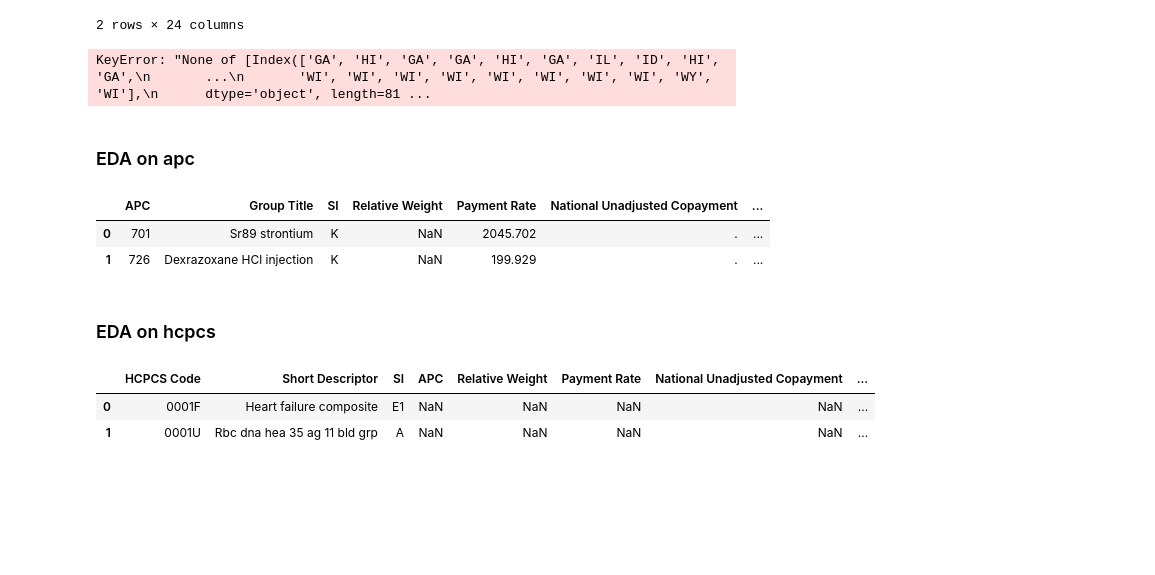
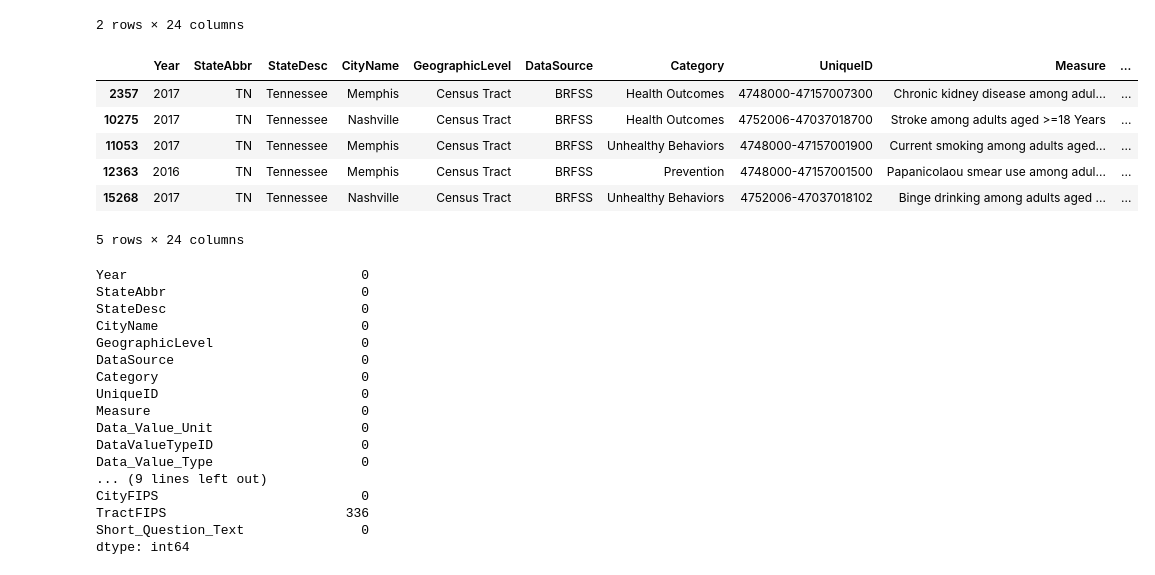
Before and after one commit to bsfcs/smile-on-aquaman, a Jupyter notebook: notebooks/eda-of-smile-on-data.ipynb, the cells around one changed output. Cells and saved outputs as stored; diff of their text form; code cells hidden in the pictures; blank space fills up the shorter version.

```diff
--- a/notebooks/eda-of-smile-on-data.ipynb
+++ b/notebooks/eda-of-smile-on-data.ipynb
@@ -153,22 +127,33 @@ city_info.head(2)
 | 1 | 2017 | HI | Hawaii | Honolulu | Census Tract | BRFSS | Health Outcomes | 15003003101 | Coronary heart disease among adul... | ... |
 2 rows × 24 columns
 # %%
-city_info=city_info[city_info['StateAbbr']]=='TN'
+city_info=city_info[city_info["StateAbbr"].isin(["TN"])]
+city_info.head()
 # %% [output]
+|  | Year | StateAbbr | StateDesc | CityName | GeographicLevel | DataSource | Category | UniqueID | Measure | ... |
+| 2357 | 2017 | TN | Tennessee | Memphis | Census Tract | BRFSS | Health Outcomes | 4748000-47157007300 | Chronic kidney disease among adul... | ... |
+| 10275 | 2017 | TN | Tennessee | Nashville | Census Tract | BRFSS | Health Outcomes | 4752006-47037018700 | Stroke among adults aged >=18 Years | ... |
+| 11053 | 2017 | TN | Tennessee | Memphis | Census Tract | BRFSS | Unhealthy Behaviors | 4748000-47157001900 | Current smoking among adults aged... | ... |
+| 12363 | 2016 | TN | Tennessee | Memphis | Census Tract | BRFSS | Prevention | 4748000-47157001500 | Papanicolaou smear use among adul... | ... |
+| 15268 | 2017 | TN | Tennessee | Nashville | Census Tract | BRFSS | Unhealthy Behaviors | 4752006-47037018102 | Binge drinking among adults aged ... | ... |
-KeyError: "None of [Index(['GA', 'HI', 'GA', 'GA', 'HI', 'GA', 'IL', 'ID', 'HI', 'GA',\n       ...\n       'WI', 'WI', 'WI', 'WI', 'WI', 'WI', 'WI', 'WI', 'WY', 'WI'],\n      dtype='object', length=81 ...
+5 rows × 24 columns
-# %% [markdown]
-### EDA on apc
-# %%
-apc.head(2)
-# %% [output]
-|  | APC | Group Title | SI | Relative Weight | Payment Rate | National Unadjusted Copayment | ... |
-| 0 | 701 | Sr89 strontium | K | NaN | 2045.702 | . | ... |
-| 1 | 726 | Dexrazoxane HCl injection | K | NaN | 199.929 | . | ... |
-# %% [markdown]
-### EDA on hcpcs
-# %%
-hcpcs.head(2)
-# %% [output]
-|  | HCPCS Code | Short Descriptor | SI | APC | Relative Weight | Payment Rate | National Unadjusted Copayment | ... |
-| 0 | 0001F | Heart failure composite | E1 | NaN | NaN | NaN | NaN | ... |
-| 1 | 0001U | Rbc dna hea 35 ag 11 bld grp | A | NaN | NaN | NaN | NaN | ... |
+# %%
+city_info.isnull().sum()
+# %% [output]
+Year                              0
+StateAbbr                         0
+StateDesc                         0
+CityName                          0
+GeographicLevel                   0
+DataSource                        0
+Category                          0
+UniqueID                          0
+Measure                           0
+Data_Value_Unit                   0
+DataValueTypeID                   0
+Data_Value_Type                   0
+... (9 lines left out)
+CityFIPS                          0
+TractFIPS                       336
+Short_Question_Text               0
+dtype: int64
```
Also changed, not shown: parts of 13 cells of this notebook.
